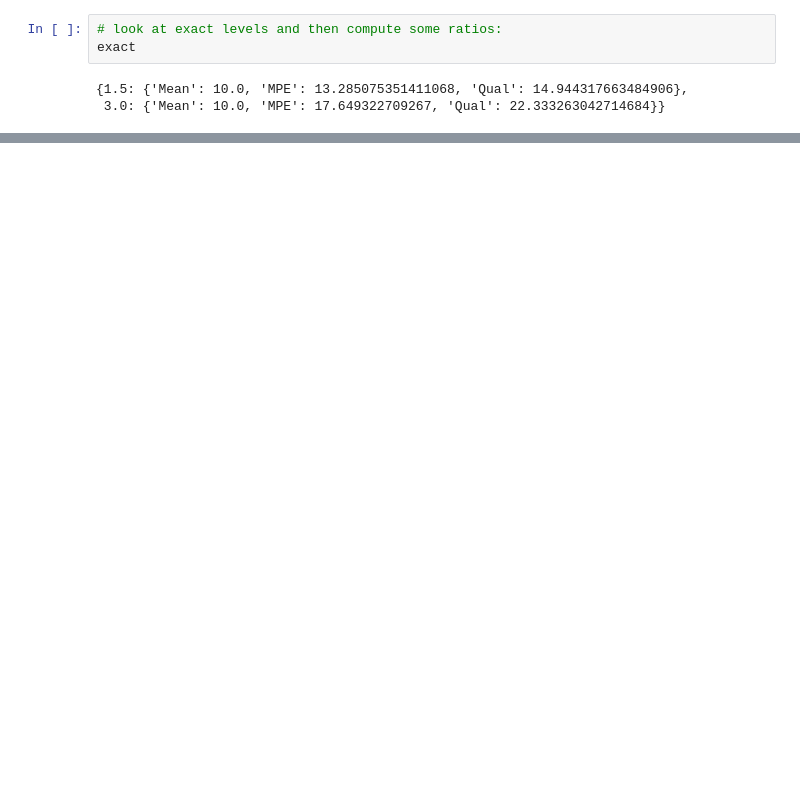
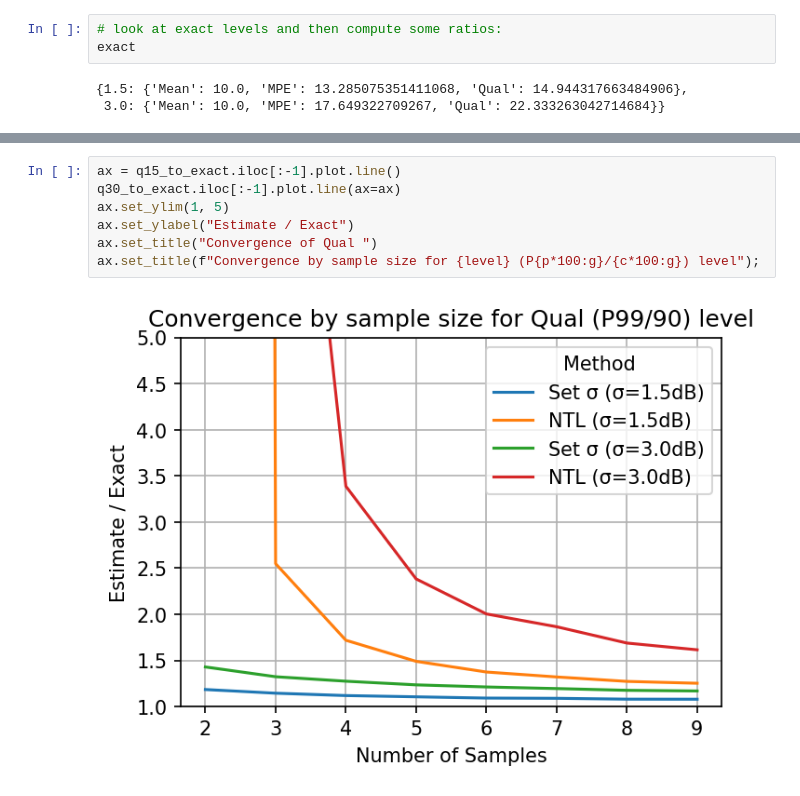
Before and after one commit to twmacro/pyyeti, a Jupyter notebook: docs/tutorials/flight_data_statistics.ipynb, the cells around one changed output, grey strips where cells are left out. Cells and saved outputs as stored; diff of their text form; blank space fills up the shorter version.

```diff
--- a/docs/tutorials/flight_data_statistics.ipynb
+++ b/docs/tutorials/flight_data_statistics.ipynb
@@ -580,0 +585,9 @@ From the above results, 2 flights seemed sufficient to get a reasonable estimate
+# %%
+ax = q15_to_exact.iloc[:-1].plot.line()
+q30_to_exact.iloc[:-1].plot.line(ax=ax)
+ax.set_ylim(1, 5)
+ax.set_ylabel("Estimate / Exact")
+ax.set_title("Convergence of Qual ")
+ax.set_title(f"Convergence by sample size for {level} (P{p*100:g}/{c*100:g}) level");
+# %% [output]
+[figure, added]
```
Also changed, not shown: parts of 13 cells of this notebook, 2 other files.
